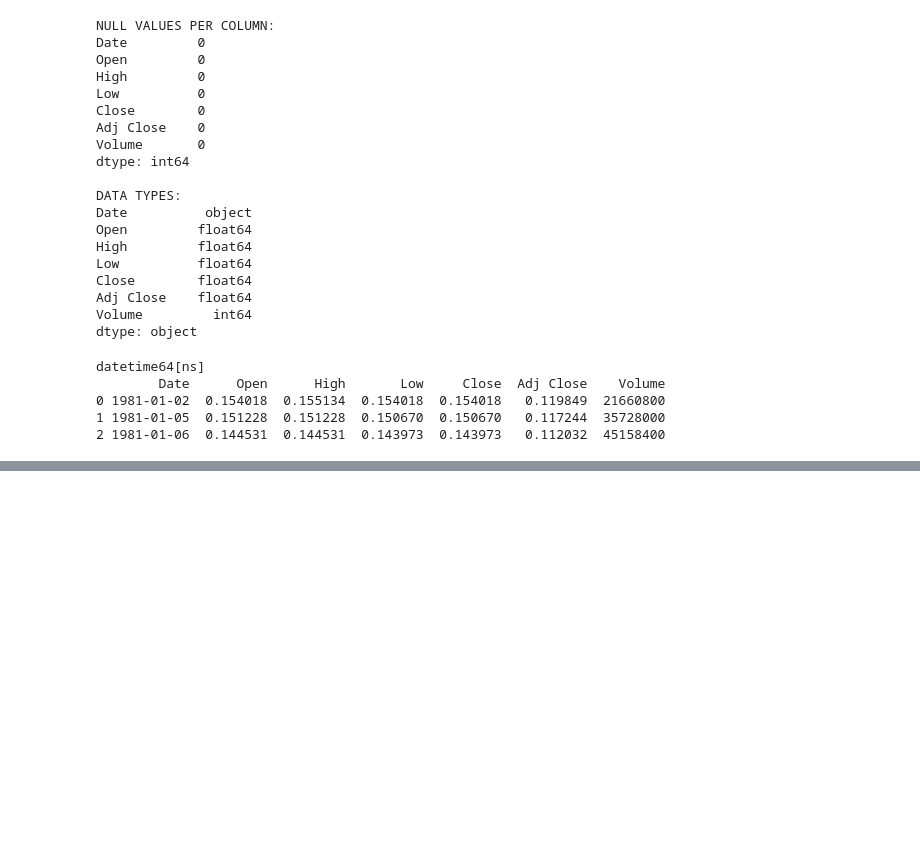
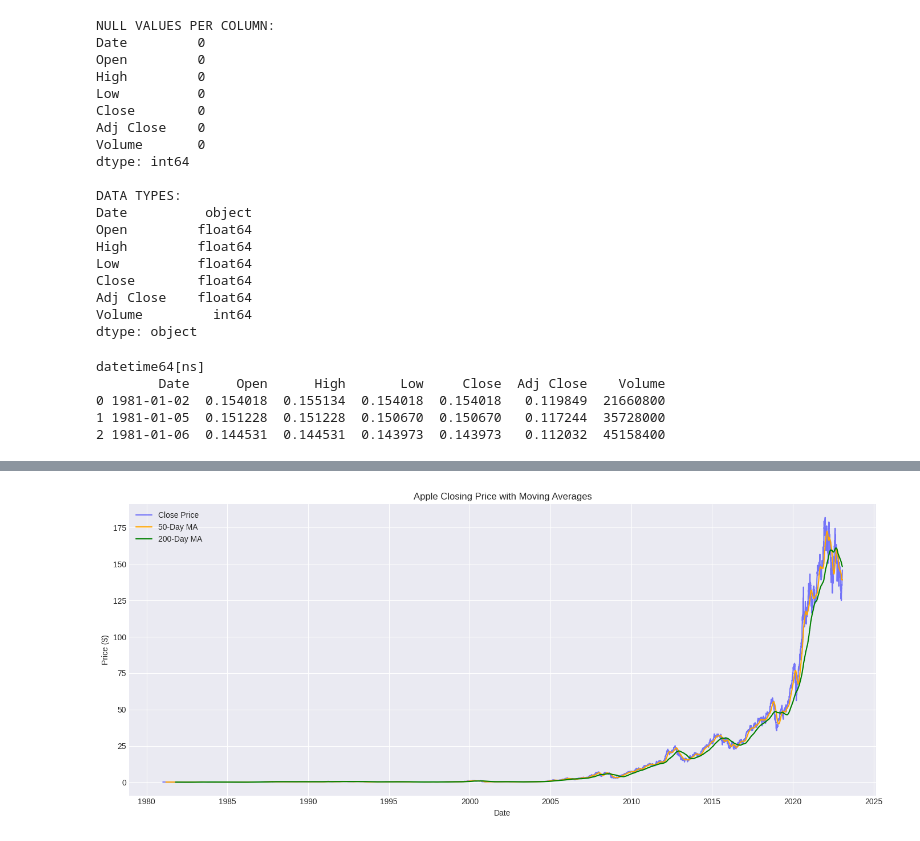
Before and after one commit to mila-klimovich/DI-Bootcamp, a Jupyter notebook: week12/day3/week12project.ipynb, the cells around one changed output, grey strips where cells are left out. Saved outputs shown, nothing was run; the diff lists cells and outputs as text; code cells hidden in the pictures; blank space fills up the shorter version.

```diff
--- a/week12/day3/week12project.ipynb
+++ b/week12/day3/week12project.ipynb
@@ -84,0 +189,18 @@ NameError: name 'df' is not defined
+# %%
+# Create moving average columns
+df['MA50'] = df['Close'].rolling(window=50).mean()
+df['MA200'] = df['Close'].rolling(window=200).mean()
+
+# Plot the closing price with moving averages
+plt.figure(figsize=(14, 6))
+plt.plot(df['Date'], df['Close'], label='Close Price', color='blue', alpha=0.5)
+plt.plot(df['Date'], df['MA50'], label='50-Day MA', color='orange')
+plt.plot(df['Date'], df['MA200'], label='200-Day MA', color='green')
+plt.title('Apple Closing Price with Moving Averages')
+plt.xlabel('Date')
+plt.ylabel('Price ($)')
+plt.legend()
+plt.tight_layout()
+plt.show()
+# %% [output]
+[figure, added]
```
Also changed, not shown: parts of 6 cells of this notebook.
